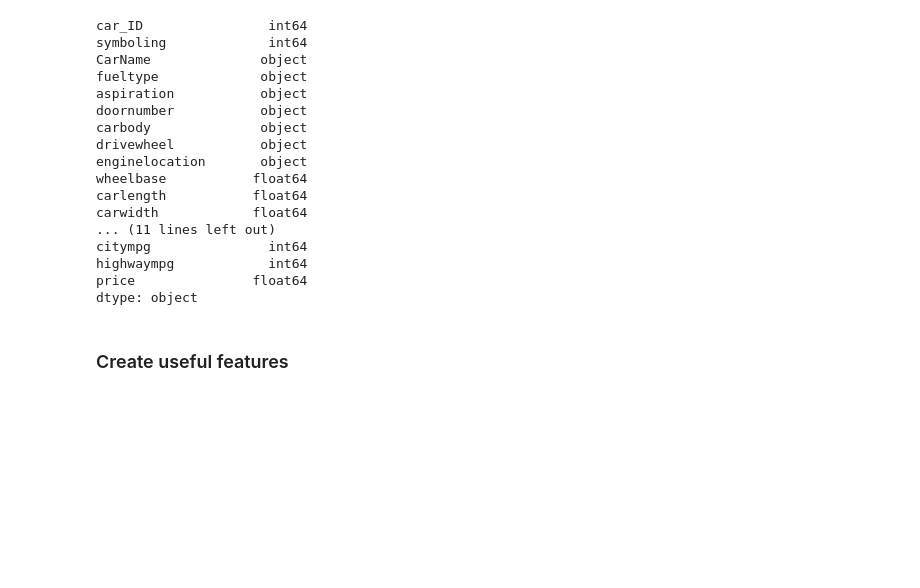
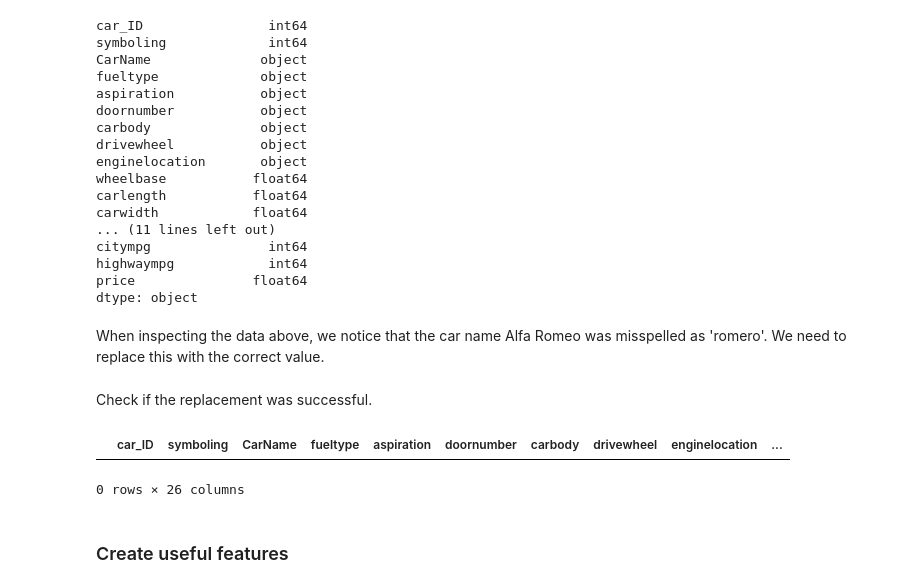
Before and after one commit to phonemes-and-speech-entrainment/Car_feature_price_analysis, a Jupyter notebook: jupyter_notebooks/Notebook_Template.ipynb, the cells around one changed output. Cells and saved outputs as stored; diff of their text form; code cells hidden in the pictures; blank space fills up the shorter version.

```diff
--- a/jupyter_notebooks/Notebook_Template.ipynb
+++ b/jupyter_notebooks/Notebook_Template.ipynb
@@ -246,3 +246,5 @@ citympg               int64
 highwaympg            int64
 price               float64
 dtype: object
+# %% [markdown]
+When inspecting the data above, we notice that the car name Alfa Romeo was misspelled as 'romero'. We need to replace this with the correct value.
@@ -249,3 +253,10 @@ dtype: object
+# %% [markdown]
+Check if the replacement was successful.
+# %%
+df[df['CarName'].str.contains('romero')]
+# %% [output]
+|  | car_ID | symboling | CarName | fueltype | aspiration | doornumber | carbody | drivewheel | enginelocation | ... |
+0 rows × 26 columns
 # %% [markdown]
 ### Create useful features
 # %% [markdown]
```
Also changed, not shown: parts of 4 cells of this notebook.
